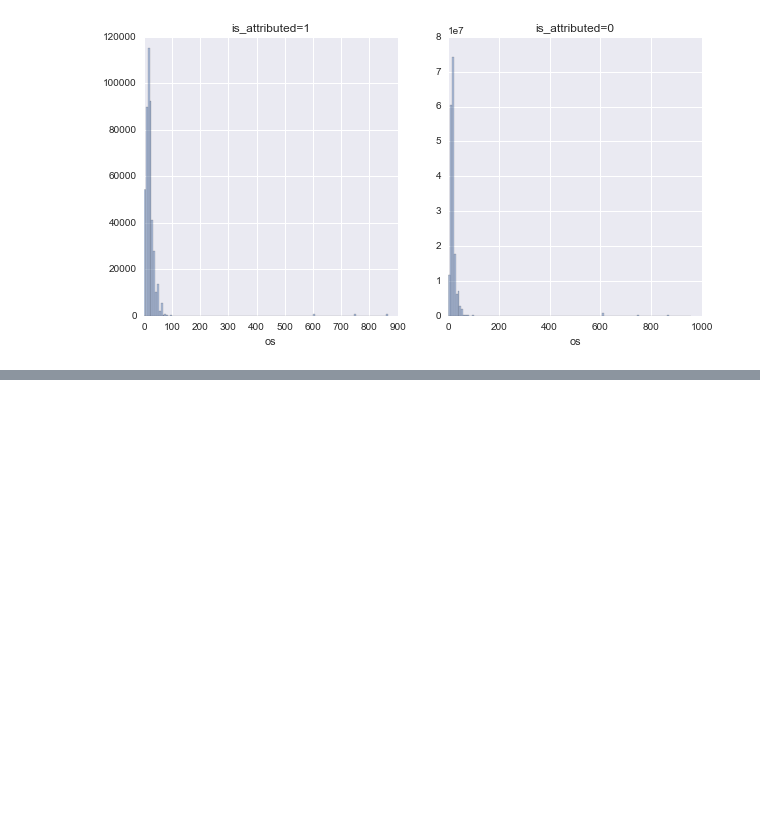
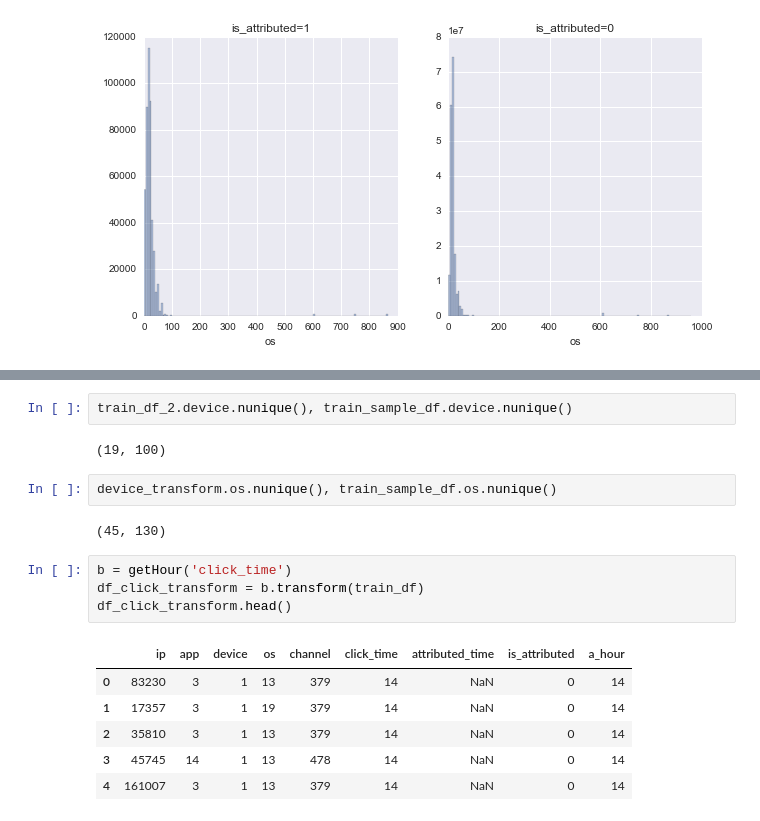
Before and after one commit to prraj67/ad_traffic_fraud, a Jupyter notebook: Adfraud_akshay.ipynb, the cells around one changed output, grey strips where cells are left out. Cells and saved outputs as stored; diff of their text form; blank space fills up the shorter version.

```diff
--- a/Adfraud_akshay.ipynb
+++ b/Adfraud_akshay.ipynb
@@ -224,0 +353,19 @@ train_df['os'].nunique()
+# %%
+train_df_2.device.nunique(), train_sample_df.device.nunique()
+# %% [output]
+(19, 100)
+# %%
+device_transform.os.nunique(), train_sample_df.os.nunique()
+# %% [output]
+(45, 130)
+# %%
+b = getHour('click_time')
+df_click_transform = b.transform(train_df)
+df_click_transform.head()
+# %% [output]
+|  | ip | app | device | os | channel | click_time | attributed_time | is_attributed | a_hour |
+| 0 | 83230 | 3 | 1 | 13 | 379 | 14 | NaN | 0 | 14 |
+| 1 | 17357 | 3 | 1 | 19 | 379 | 14 | NaN | 0 | 14 |
+| 2 | 35810 | 3 | 1 | 13 | 379 | 14 | NaN | 0 | 14 |
+| 3 | 45745 | 14 | 1 | 13 | 478 | 14 | NaN | 0 | 14 |
+| 4 | 161007 | 3 | 1 | 13 | 379 | 14 | NaN | 0 | 14 |
```
Also changed, not shown: parts of 121 cells of this notebook.
